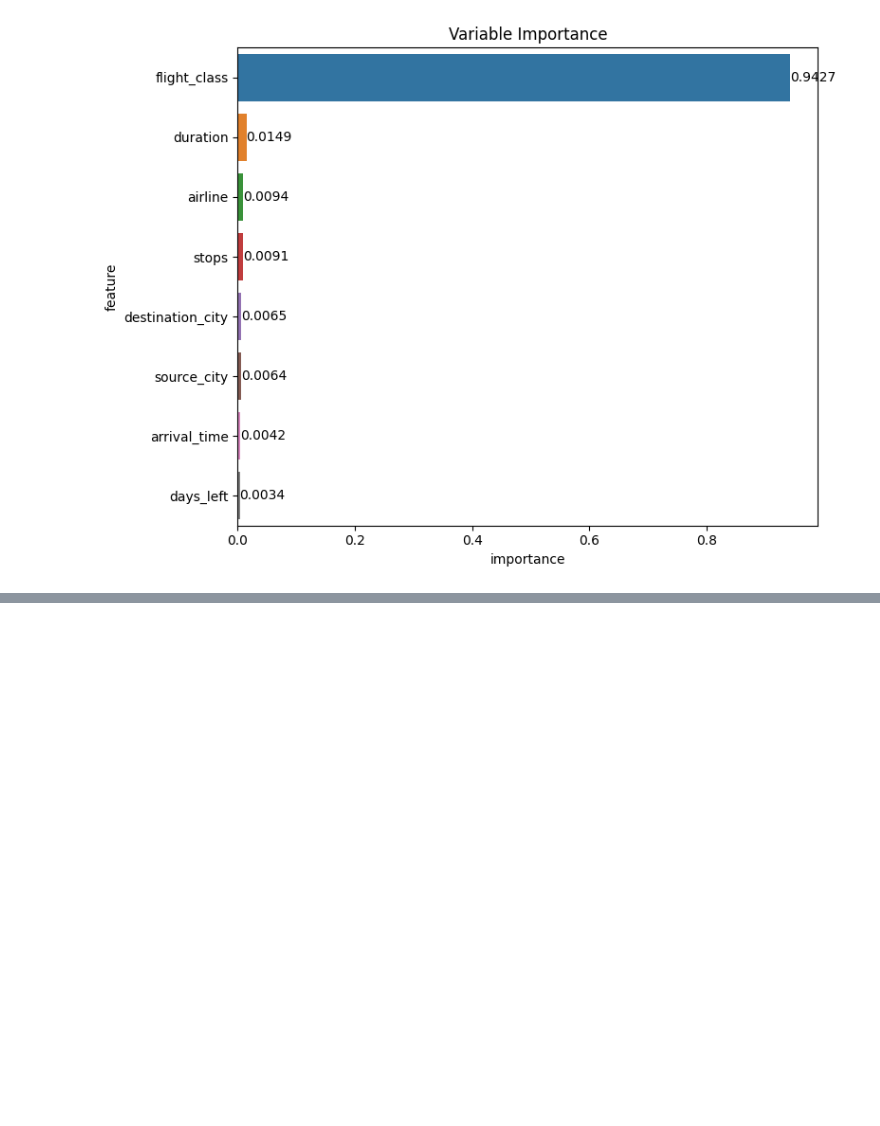
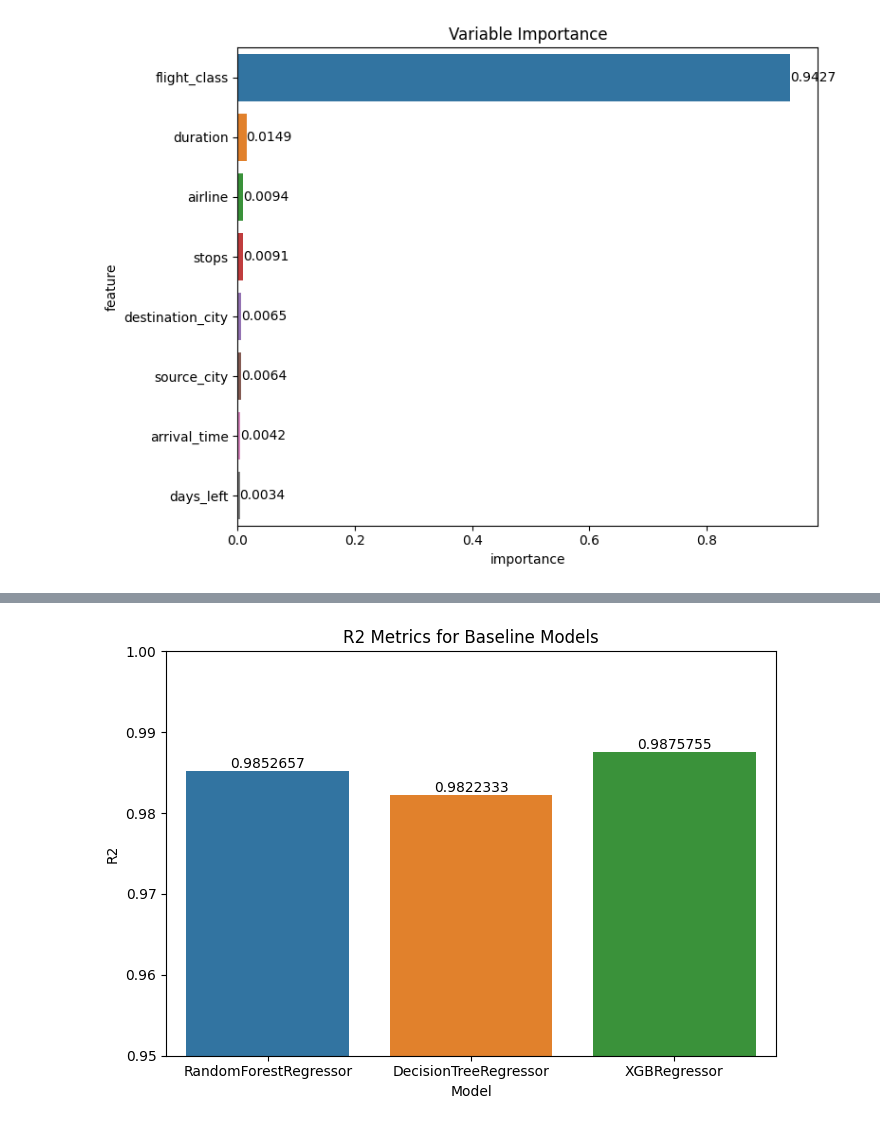
Before and after one commit to ahilah/Flight-Price-Prediction-Model, a Jupyter notebook: flight-price-pred-full.ipynb, the cells around one changed output, grey strips where cells are left out. Cells and saved outputs as stored; diff of their text form; code cells hidden in the pictures; blank space fills up the shorter version.

```diff
--- a/flight-price-pred-full.ipynb
+++ b/flight-price-pred-full.ipynb
@@ -3189,0 +3218,6 @@ plt.tight_layout()
+# %%
+list_r2_base = [r2_test_rf_tuned, r2_test_dtree_tuned, r2_test_xgb_tuned]
+plot_title = 'R2 Metrics for Baseline Models'
+plot_metrics(list_r2_base, plot_title)
+# %% [output]
+[figure, added]
```
Also changed, not shown: parts of 14 cells of this notebook.
